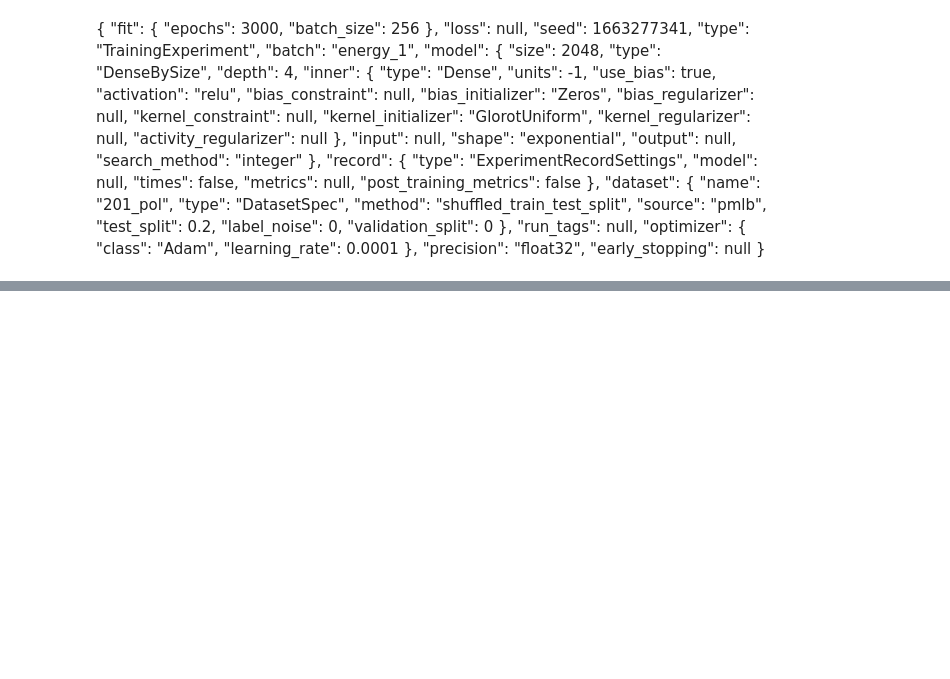
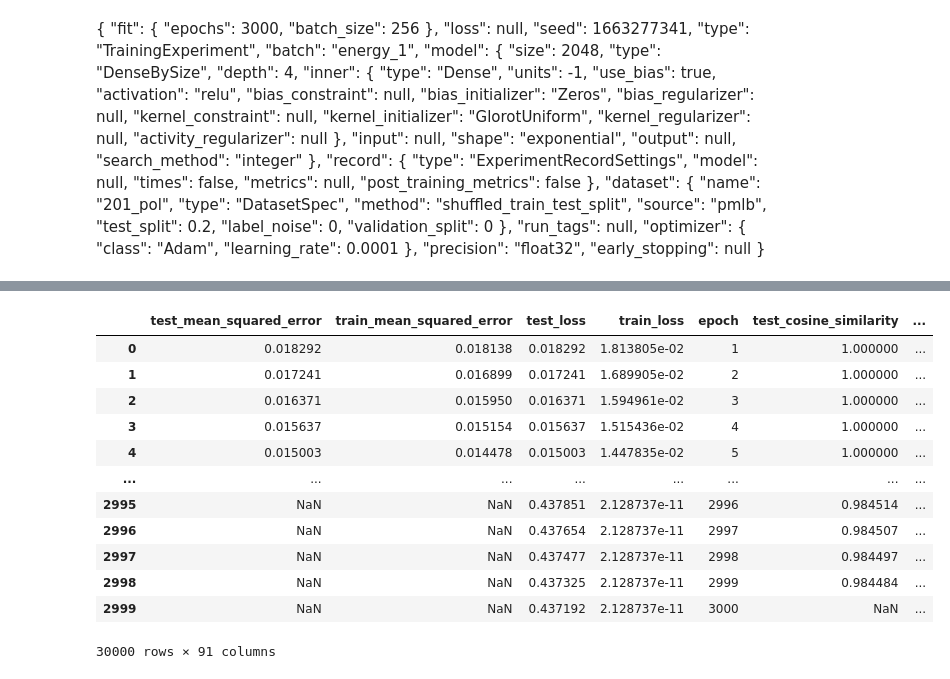
Before and after one commit to NREL/BUTTER-Empirical-Deep-Learning-Experimental-Framework, a Jupyter notebook: dmp/util/test_extract.ipynb, the cells around one changed output, grey strips where cells are left out. Saved outputs shown, nothing was run; the diff lists cells and outputs as text; code cells hidden in the pictures; blank space fills up the shorter version.

```diff
--- a/dmp/util/test_extract.ipynb
+++ b/dmp/util/test_extract.ipynb
@@ -235,0 +304,16 @@ FROM
+# %%
+data
+# %% [output]
+|  | test_mean_squared_error | train_mean_squared_error | test_loss | train_loss | epoch | test_cosine_similarity | ... |
+| 0 | 0.018292 | 0.018138 | 0.018292 | 1.813805e-02 | 1 | 1.000000 | ... |
+| 1 | 0.017241 | 0.016899 | 0.017241 | 1.689905e-02 | 2 | 1.000000 | ... |
+| 2 | 0.016371 | 0.015950 | 0.016371 | 1.594961e-02 | 3 | 1.000000 | ... |
+| 3 | 0.015637 | 0.015154 | 0.015637 | 1.515436e-02 | 4 | 1.000000 | ... |
+| 4 | 0.015003 | 0.014478 | 0.015003 | 1.447835e-02 | 5 | 1.000000 | ... |
+| ... | ... | ... | ... | ... | ... | ... | ... |
+| 2995 | NaN | NaN | 0.437851 | 2.128737e-11 | 2996 | 0.984514 | ... |
+| 2996 | NaN | NaN | 0.437654 | 2.128737e-11 | 2997 | 0.984507 | ... |
+| 2997 | NaN | NaN | 0.437477 | 2.128737e-11 | 2998 | 0.984497 | ... |
+| 2998 | NaN | NaN | 0.437325 | 2.128737e-11 | 2999 | 0.984484 | ... |
+| 2999 | NaN | NaN | 0.437192 | 2.128737e-11 | 3000 | NaN | ... |
+30000 rows × 91 columns
```
Also changed, not shown: parts of 3 cells of this notebook, 1 other file.
